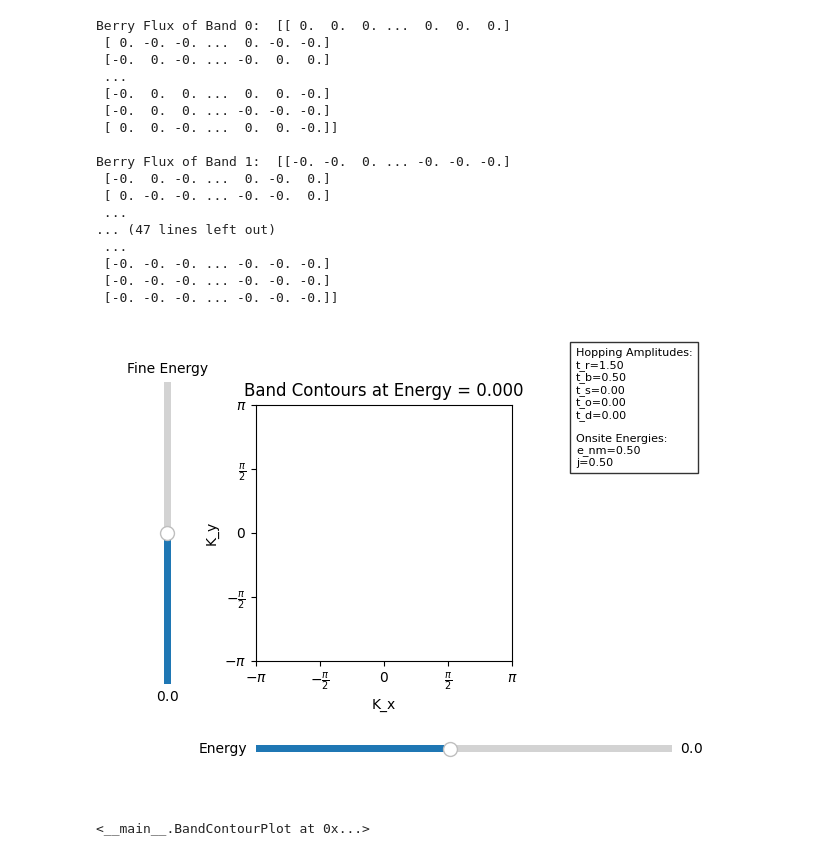
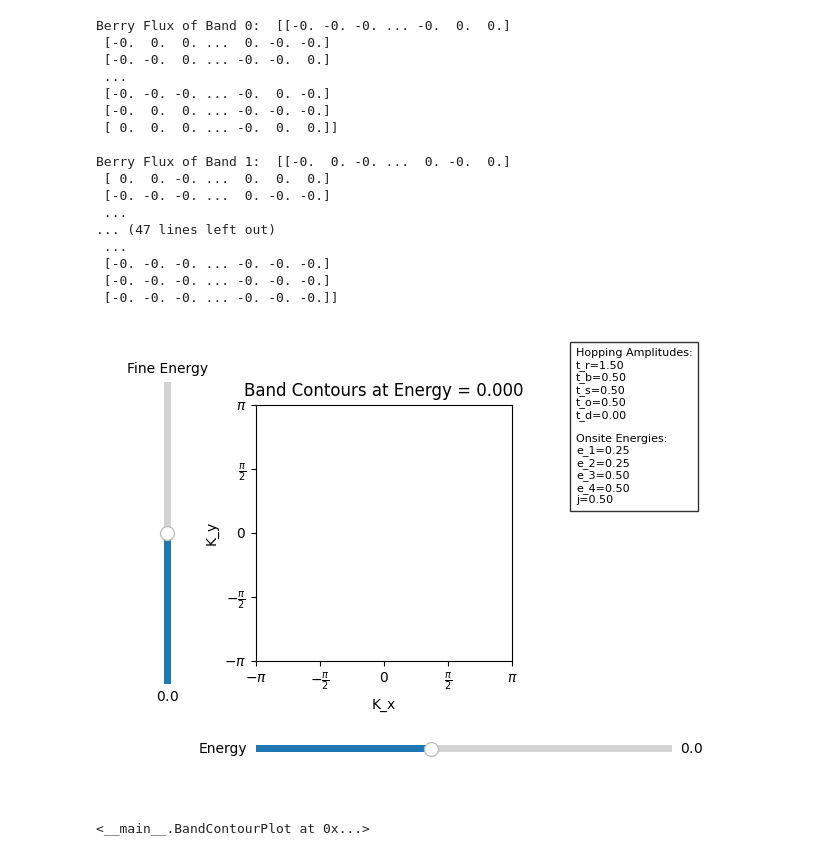
Before and after one commit to MockG4M1NG/TightBinding, a Jupyter notebook: TB1 - Interactive Band Structure.ipynb, the cells around one changed output. Saved outputs shown, nothing was run; the diff lists cells and outputs as text; code cells hidden in the pictures.

Commit message:
Introduced multiple onsite energies to sub-lattice A. Docstrings remain uncorrected.

```diff
--- a/TB1 - Interactive Band Structure.ipynb
+++ b/TB1 - Interactive Band Structure.ipynb
@@ -208,14 +208,14 @@ class LiebLattice:
         ValueError
             If `energies` is not a 1D array of shape (2,) containing onsite energies [e_nm, j].
         """
-        if energies.shape != (2,):
-            raise ValueError("energies must be a 1D array of shape (2,) containing onsite energies [e_nm, j].")
+        if energies.shape != (5,):
+            raise ValueError("energies must be a 1D array of shape (5,) containing onsite energies [e_1, e_2, e_3, e_4, j].")
         for model in (self.model_up, self.model_down):
             for i in range(4):
-                model.set_onsite(onsite_en=energies[0], ind_i=i, mode='reset')
-        self.model_up.set_onsite(onsite_en=energies[1], ind_i=4, mode='reset')
-        self.model_up.set_onsite(onsite_en=-energies[1], ind_i=5, mode='reset')
-        self.model_down.set_onsite(onsite_en=-energies[1], ind_i=4, mode='reset')
+                model.set_onsite(onsite_en=energies[i], ind_i=i, mode='reset')
+        self.model_up.set_onsite(onsite_en=energies[4], ind_i=4, mode='reset')
+        self.model_up.set_onsite(onsite_en=-energies[4], ind_i=5, mode='reset')
+        self.model_down.set_onsite(onsite_en=-energies[4], ind_i=4, mode='reset')
         self.model_down.set_onsite(onsite_en=energies[1], ind_i=5, mode='reset')
 
     def solve_model(self, hops: Optional[NDArray[np.float64]] = None, energies: Optional[NDArray[np.float64]] = None) -> tuple[NDArray[np.float64], NDArray[np.float64]]:
@@ -462,8 +462,11 @@ class BandContourPlot:
             f"t_o={self.lieb_lattice.hops[3]:.2f}\n"
             f"t_d={self.lieb_lattice.hops[4]:.2f}\n\n"
             f"Onsite Energies:\n"
-            f"e_nm={self.lieb_lattice.energies[0]:.2f}\n"
-            f"j={self.lieb_lattice.energies[1]:.2f}"
+            f"e_1={self.lieb_lattice.energies[0]:.2f}\n"
+            f"e_2={self.lieb_lattice.energies[1]:.2f}\n"
+            f"e_3={self.lieb_lattice.energies[2]:.2f}\n"
+            f"e_4={self.lieb_lattice.energies[3]:.2f}\n"
+            f"j={self.lieb_lattice.energies[4]:.2f}"
         )
         self.fig.text(
             0.75, 0.95, text_str,
@@ -549,41 +552,41 @@ class BandContourPlot:
 
     def close(self) -> None:
         """
         Close the Matplotlib figure.
 
         Releases resources associated with the plot.
 
         Returns
         -------
         None
             Closes the figure in-place.
         """
         plt.close(self.fig)
 
 # Initialize tight-binding model
-myLiebLattice = LiebLattice(kpts=100, hops=np.array([1.5, 0.5, 0.0, 0.0, 0.0]), energies=np.array([0.5, 0.5]))
+myLiebLattice = LiebLattice(kpts=100, hops=np.array([1.5, 0.5, 0.5, 0.5, 0.0]), energies=np.array([0.25, 0.25, 0.5, 0.5, 0.5]))
 
 # Solve tight-binding Hamiltonian
 bandsUp, bandsDown = myLiebLattice.bands_up, myLiebLattice.bands_down
 myLiebLattice.computer_berry_phase()
 BandContourPlot(myLiebLattice)
 # %% [output]
-Berry Flux of Band 0:  [[ 0.  0.  0. ...  0.  0.  0.]
- [ 0. -0. -0. ...  0. -0. -0.]
- [-0.  0. -0. ... -0.  0.  0.]
+Berry Flux of Band 0:  [[-0. -0. -0. ... -0.  0.  0.]
+ [-0.  0.  0. ...  0. -0. -0.]
+ [-0. -0.  0. ... -0. -0.  0.]
  ...
- [-0.  0.  0. ...  0.  0. -0.]
+ [-0. -0. -0. ... -0.  0. -0.]
  [-0.  0.  0. ... -0. -0. -0.]
- [ 0.  0. -0. ...  0.  0. -0.]]
+ [ 0.  0.  0. ... -0.  0.  0.]]
 
-Berry Flux of Band 1:  [[-0. -0.  0. ... -0. -0. -0.]
- [-0.  0. -0. ...  0. -0.  0.]
- [ 0. -0. -0. ... -0. -0.  0.]
+Berry Flux of Band 1:  [[-0.  0. -0. ...  0. -0.  0.]
+ [ 0.  0. -0. ...  0.  0.  0.]
+ [-0. -0. -0. ...  0. -0. -0.]
  ...
 ... (47 lines left out)
  ...
  [-0. -0. -0. ... -0. -0. -0.]
  [-0. -0. -0. ... -0. -0. -0.]
  [-0. -0. -0. ... -0. -0. -0.]]
-[figure, old version]
+[figure, new version]
 <__main__.BandContourPlot at 0x...>
```
